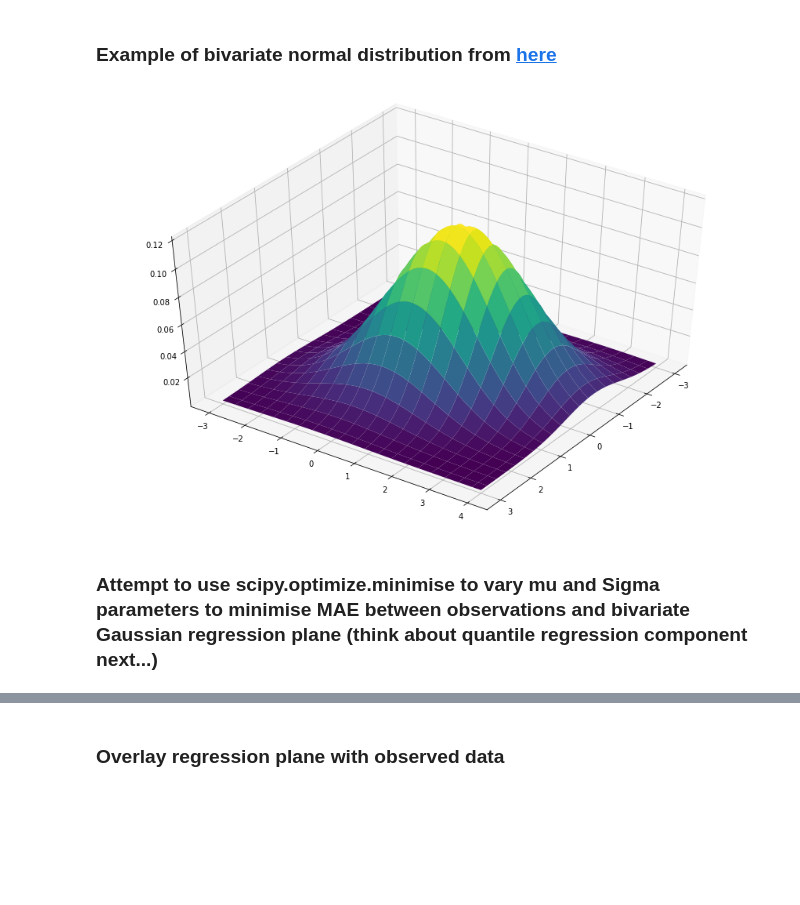
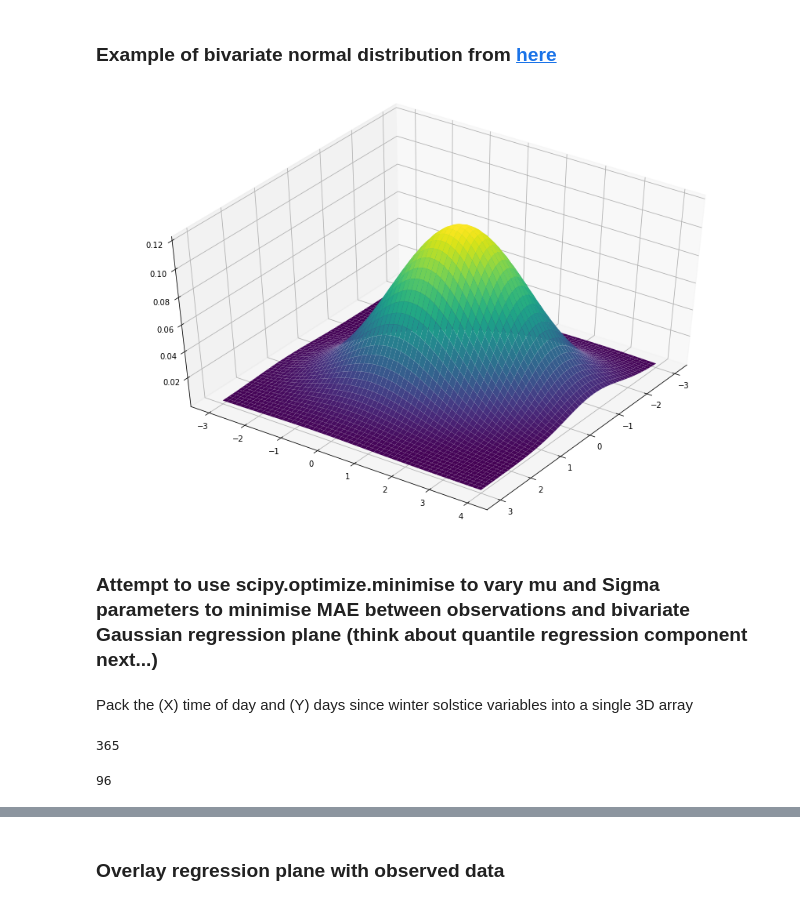
Before and after one commit to MSAmit/Capstone-project, a Jupyter notebook: Normalise_using_clear_sky_model.ipynb, the cells around one changed output, grey strips where cells are left out. Saved outputs shown, nothing was run; the diff lists cells and outputs as text; code cells hidden in the pictures; blank space fills up the shorter version.

```diff
--- a/Normalise_using_clear_sky_model.ipynb
+++ b/Normalise_using_clear_sky_model.ipynb
@@ -262,15 +273,17 @@ from scipy.stats import multivariate_normal
 F = multivariate_normal(mu, Sigma)
 Z = F.pdf(pos)
 # %%
-# Create a surface plot and projected filled contour plot under it.
+# Create a surface plot.
 fig = plt.figure(figsize=(15,10))
 ax = fig.gca(projection='3d')
-ax.plot_surface(X, Y, Z, rstride=3, cstride=3, linewidth=1, antialiased=True,
+ax.plot_surface(X, Y, Z, rstride=1, cstride=1, linewidth=1, antialiased=True,
                 cmap=cm.viridis)
 ax.view_init(45,35)
 plt.show()
 # %% [output]
-[figure, old version]
+[figure, new version]
 # %% [markdown]
 ### Attempt to use scipy.optimize.minimise to vary mu and Sigma parameters to minimise MAE between observations and bivariate Gaussian regression plane (think about quantile regression component next...)
+# %% [markdown]
+Pack the (X) time of day and (Y) days since winter solstice variables into a single 3D array
 # %%
@@ -288,0 +298,8 @@ pos[:, :, 1] = Y
+# %%
+PV_15M.summer_solstice_delta.nunique()
+# %% [output]
+365
+# %%
+PV_15M.midday_delta.nunique()
+# %% [output]
+96
```
Also changed, not shown: parts of 80 cells of this notebook.
